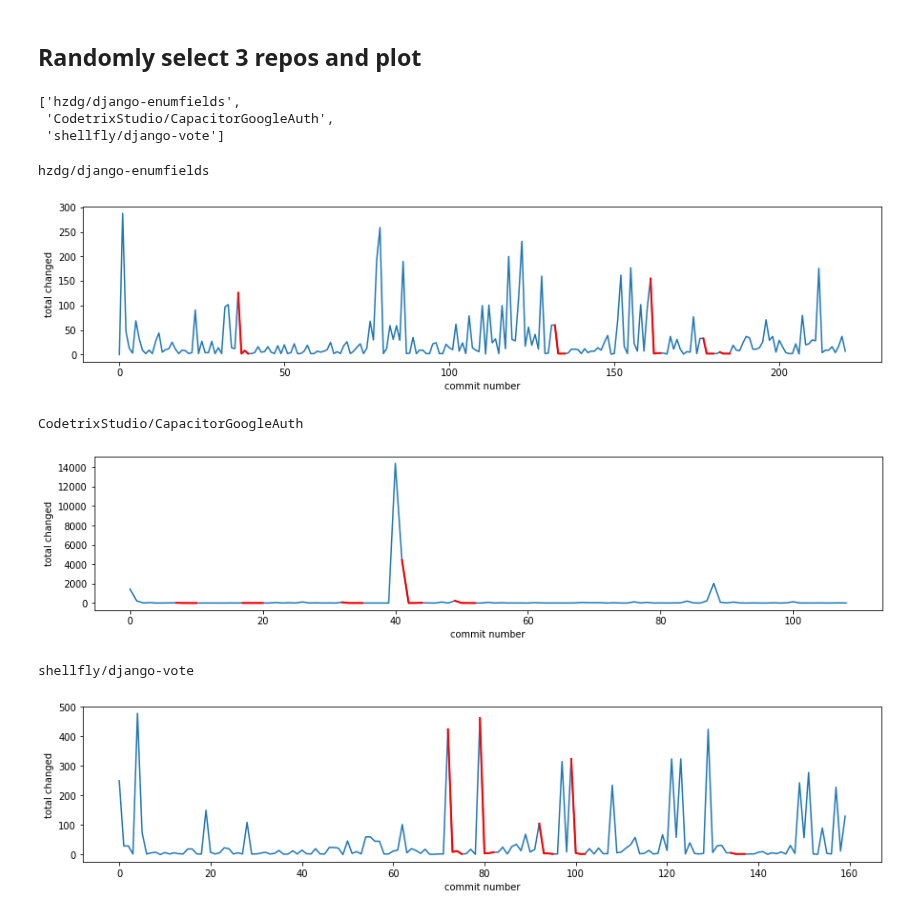
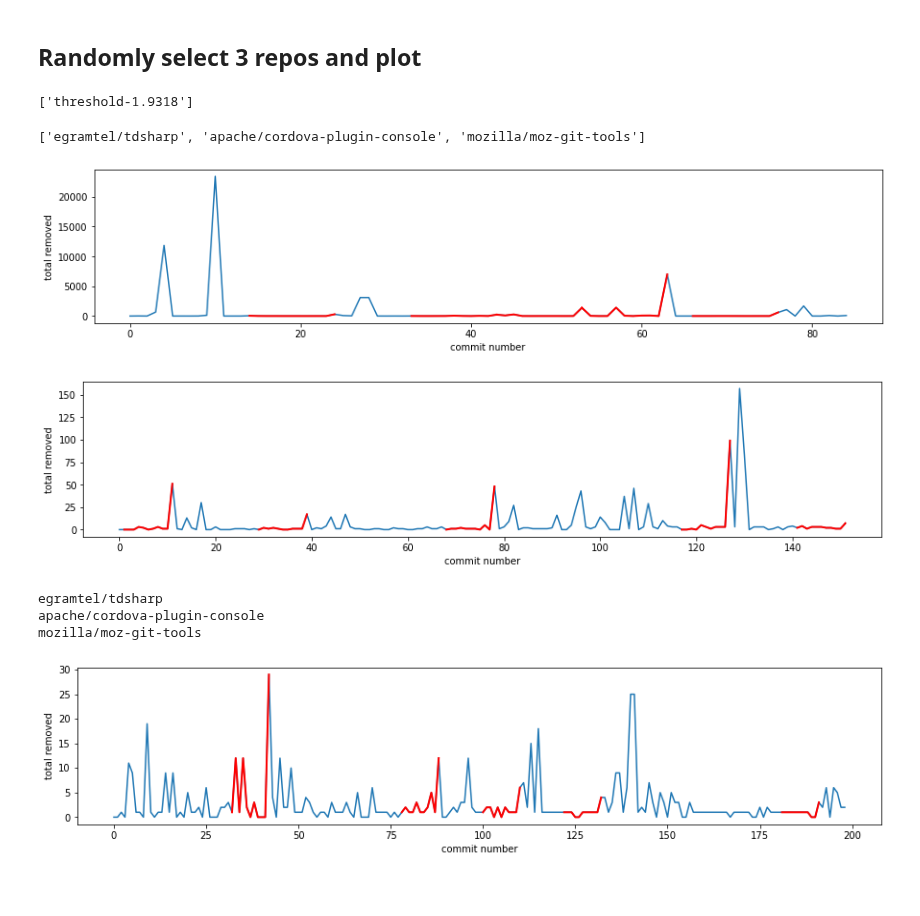
Before and after one commit to Gci04/tom-pattern-recognition, a Jupyter notebook: Notebooks/paperPlots.ipynb, the cells around one changed output. Cells and saved outputs as stored; diff of their text form; code cells hidden in the pictures; blank space fills up the shorter version.

```diff
--- a/Notebooks/paperPlots.ipynb
+++ b/Notebooks/paperPlots.ipynb
@@ -79,37 +83,41 @@ import json, random
 
 json_data = None
 data = None
-target_metric = 'total_changed'
+target_metric = 'total_removed'
 with open(f'../results/{target_metric}_result.json') as f:
         data = f.read()
         json_data = json.loads(data)
 # %% [markdown]
 ## Randomly select 3 repos and plot
+# %%
+list(json_data.get(str(m)).keys())
+# %% [output]
+['threshold-1.9318']
 # %%
-selected = random.sample(json_data.get('4').keys(),3)
+m = 11
+tr = list(json_data.get(str(m)).keys())[0]
+selected = random.sample(json_data.get(str(m)).get(tr).keys(),3)
 selected
 # %% [output]
-['hzdg/django-enumfields',
- 'CodetrixStudio/CapacitorGoogleAuth',
- 'shellfly/django-vote']
+['egramtel/tdsharp', 'apache/cordova-plugin-console', 'mozilla/moz-git-tools']
 # %%
 for i, key in enumerate(selected):
     print(key)
     y = all_data[key].get(target_metric)
     plt.figure(figsize=(15, 3))
     plt.plot(np.arange(len(y)), y)
-    for pos, val in json_data.get('4').get(key).items():
+    for pos, val in json_data.get(str(m)).get(tr).get(key).items():
         start_idx = np.where(all_data[key]['time_stamps'] == pd.to_datetime(val[0]))[0][0]
-        yy = all_data[key][target_metric][start_idx:start_idx+4]
+        yy = all_data[key][target_metric][start_idx:start_idx+m]
         plt.plot(np.arange(start_idx,start_idx+len(yy)),yy, c='red', linewidth=2)
     plt.xlabel('commit number')
     plt.ylabel(target_metric.replace('_',' '))
-    plt.savefig(f'plots/patten_example{i+1}.eps',bbox_inches='tight')
+    #plt.savefig(f'plots/patten_example{i+1}.eps',bbox_inches='tight')
     plt.show()
 # %% [output]
+[figure, new version]
+[figure, new version]
-hzdg/django-enumfields
+egramtel/tdsharp
+apache/cordova-plugin-console
+mozilla/moz-git-tools
-[figure, old version]
-CodetrixStudio/CapacitorGoogleAuth
-[figure, old version]
-shellfly/django-vote
-[figure, old version]
+[figure, new version]
```
Also changed, not shown: parts of 4 cells of this notebook, 6 other files.
